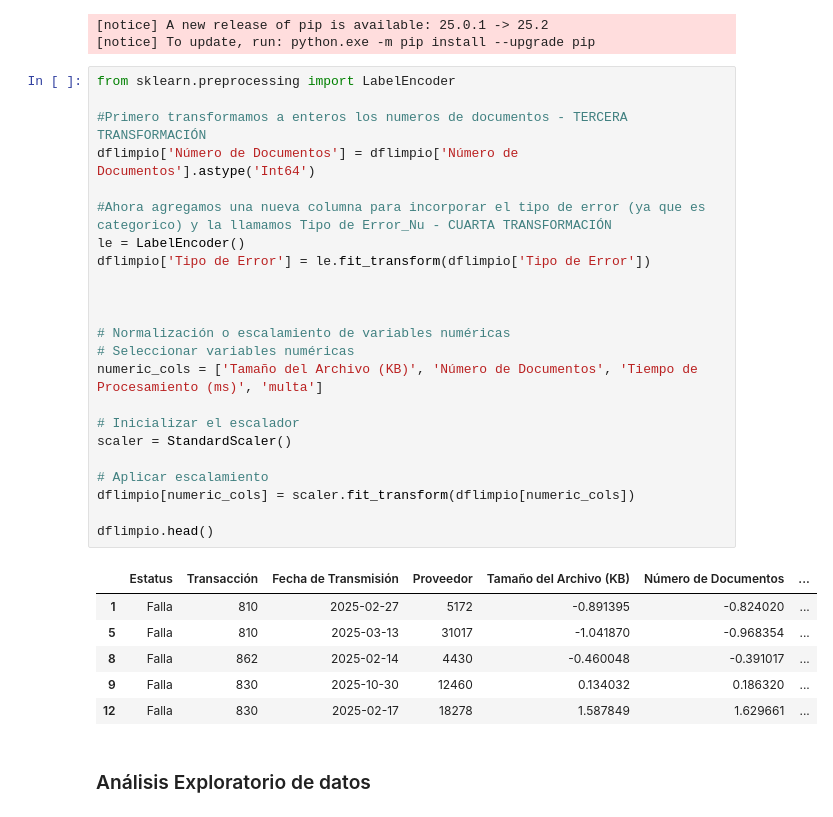
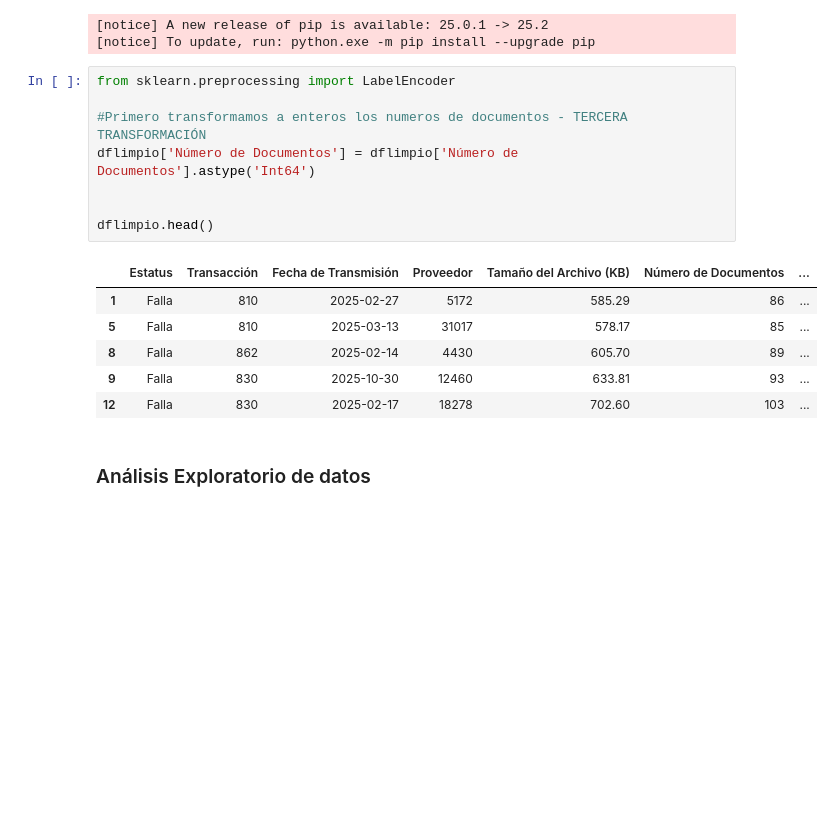
Before and after one commit to isccastillo1977/evidencia1-analisis-estadistico-al05089145, a Jupyter notebook: evidencia1-al05089145-JesusCastillo.ipynb, the cells around one changed output. Saved outputs shown, nothing was run; the diff lists cells and outputs as text; blank space fills up the shorter version.

```diff
--- a/evidencia1-al05089145-JesusCastillo.ipynb
+++ b/evidencia1-al05089145-JesusCastillo.ipynb
@@ -194,33 +194,18 @@ Requirement already satisfied: threadpoolctl>=3.1.0 in c:\users\jc70794\appdata\
 # %%
 from sklearn.preprocessing import LabelEncoder
 
 #Primero transformamos a enteros los numeros de documentos - TERCERA TRANSFORMACIÓN
 dflimpio['Número de Documentos'] = dflimpio['Número de Documentos'].astype('Int64')
 
-#Ahora agregamos una nueva columna para incorporar el tipo de error (ya que es categorico) y la llamamos Tipo de Error_Nu - CUARTA TRANSFORMACIÓN
-le = LabelEncoder()
-dflimpio['Tipo de Error'] = le.fit_transform(dflimpio['Tipo de Error'])
-
-
-
-# Normalización o escalamiento de variables numéricas
-# Seleccionar variables numéricas
-numeric_cols = ['Tamaño del Archivo (KB)', 'Número de Documentos', 'Tiempo de Procesamiento (ms)', 'multa']
-
-# Inicializar el escalador
-scaler = StandardScaler()
-
-# Aplicar escalamiento
-dflimpio[numeric_cols] = scaler.fit_transform(dflimpio[numeric_cols])
 
 dflimpio.head()
 # %% [output]
 |  | Estatus | Transacción | Fecha de Transmisión | Proveedor | Tamaño del Archivo (KB) | Número de Documentos | ... |
-| 1 | Falla | 810 | 2025-02-27 | 5172 | -0.891395 | -0.824020 | ... |
-| 5 | Falla | 810 | 2025-03-13 | 31017 | -1.041870 | -0.968354 | ... |
-| 8 | Falla | 862 | 2025-02-14 | 4430 | -0.460048 | -0.391017 | ... |
-| 9 | Falla | 830 | 2025-10-30 | 12460 | 0.134032 | 0.186320 | ... |
-| 12 | Falla | 830 | 2025-02-17 | 18278 | 1.587849 | 1.629661 | ... |
+| 1 | Falla | 810 | 2025-02-27 | 5172 | 585.29 | 86 | ... |
+| 5 | Falla | 810 | 2025-03-13 | 31017 | 578.17 | 85 | ... |
+| 8 | Falla | 862 | 2025-02-14 | 4430 | 605.70 | 89 | ... |
+| 9 | Falla | 830 | 2025-10-30 | 12460 | 633.81 | 93 | ... |
+| 12 | Falla | 830 | 2025-02-17 | 18278 | 702.60 | 103 | ... |
 # %% [markdown]
 <H3>Análisis Exploratorio de datos </H3>
 # %%
```
Also changed, not shown: parts of 7 cells of this notebook, 1 other file.
